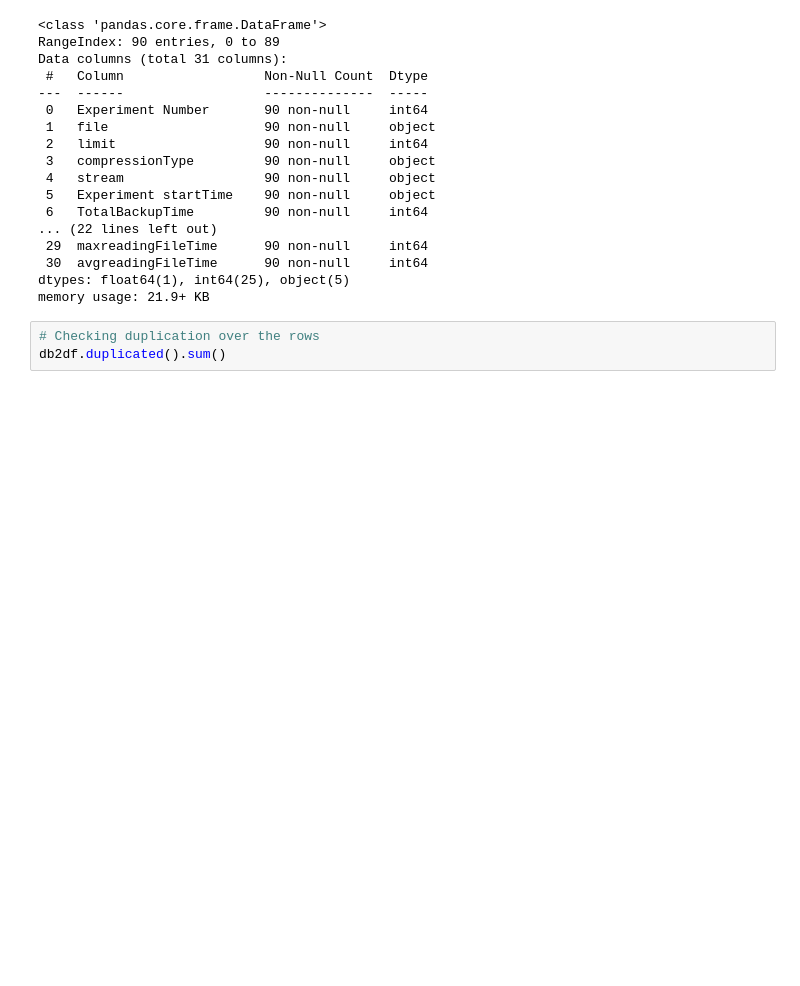
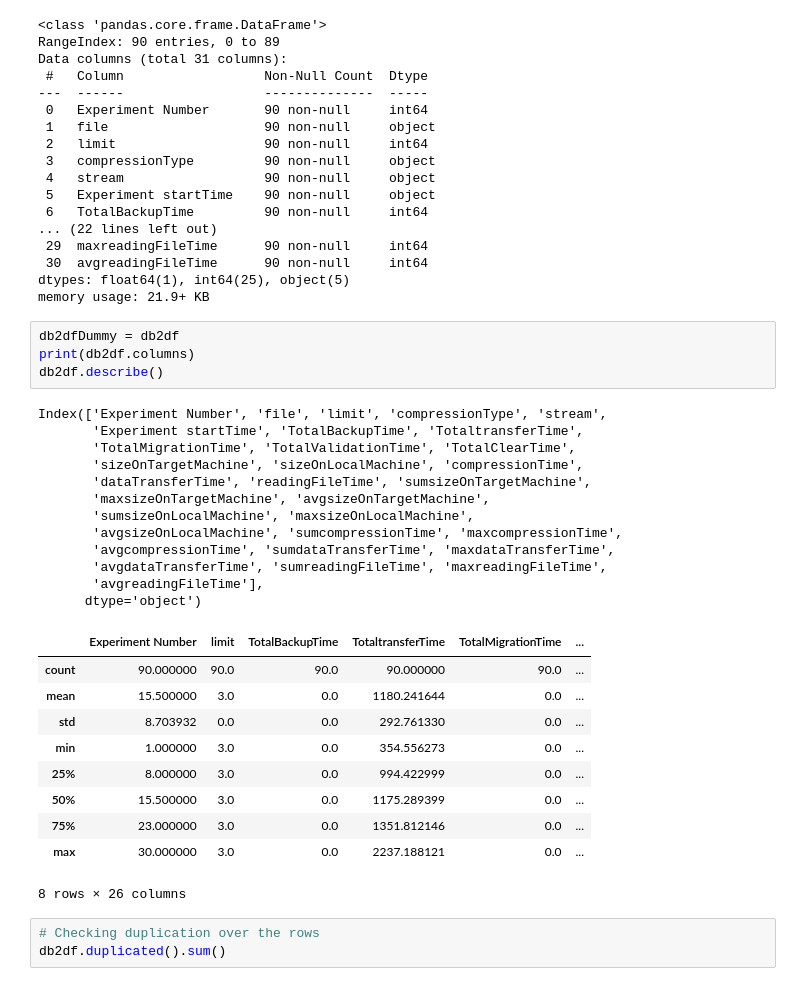
Before and after one commit to yorku-ease/DmML, a Jupyter notebook: Data/Old Data/dataCleaning.ipynb, the cells around one changed output. Cells and saved outputs as stored; diff of their text form; blank space fills up the shorter version.

Commit message:
Adding DB2 Data

```diff
--- a/Data/dataCleaning.ipynb
+++ b/Data/Old Data/dataCleaning.ipynb
@@ -70,6 +70,33 @@ Data columns (total 31 columns):
  30  avgreadingFileTime      90 non-null     int64
 dtypes: float64(1), int64(25), object(5)
 memory usage: 21.9+ KB
+# %%
+db2dfDummy = db2df
+print(db2df.columns)
+db2df.describe()
+# %% [output]
+Index(['Experiment Number', 'file', 'limit', 'compressionType', 'stream',
+       'Experiment startTime', 'TotalBackupTime', 'TotaltransferTime',
+       'TotalMigrationTime', 'TotalValidationTime', 'TotalClearTime',
+       'sizeOnTargetMachine', 'sizeOnLocalMachine', 'compressionTime',
+       'dataTransferTime', 'readingFileTime', 'sumsizeOnTargetMachine',
+       'maxsizeOnTargetMachine', 'avgsizeOnTargetMachine',
+       'sumsizeOnLocalMachine', 'maxsizeOnLocalMachine',
+       'avgsizeOnLocalMachine', 'sumcompressionTime', 'maxcompressionTime',
+       'avgcompressionTime', 'sumdataTransferTime', 'maxdataTransferTime',
+       'avgdataTransferTime', 'sumreadingFileTime', 'maxreadingFileTime',
+       'avgreadingFileTime'],
+      dtype='object')
+|  | Experiment Number | limit | TotalBackupTime | TotaltransferTime | TotalMigrationTime | ... |
+| count | 90.000000 | 90.0 | 90.0 | 90.000000 | 90.0 | ... |
+| mean | 15.500000 | 3.0 | 0.0 | 1180.241644 | 0.0 | ... |
+| std | 8.703932 | 0.0 | 0.0 | 292.761330 | 0.0 | ... |
+| min | 1.000000 | 3.0 | 0.0 | 354.556273 | 0.0 | ... |
+| 25% | 8.000000 | 3.0 | 0.0 | 994.422999 | 0.0 | ... |
+| 50% | 15.500000 | 3.0 | 0.0 | 1175.289399 | 0.0 | ... |
+| 75% | 23.000000 | 3.0 | 0.0 | 1351.812146 | 0.0 | ... |
+| max | 30.000000 | 3.0 | 0.0 | 2237.188121 | 0.0 | ... |
+8 rows × 26 columns
 # %%
 # Checking duplication over the rows
 db2df.duplicated().sum()
```
Also changed, not shown: parts of 14 cells of this notebook, 19 other files.
